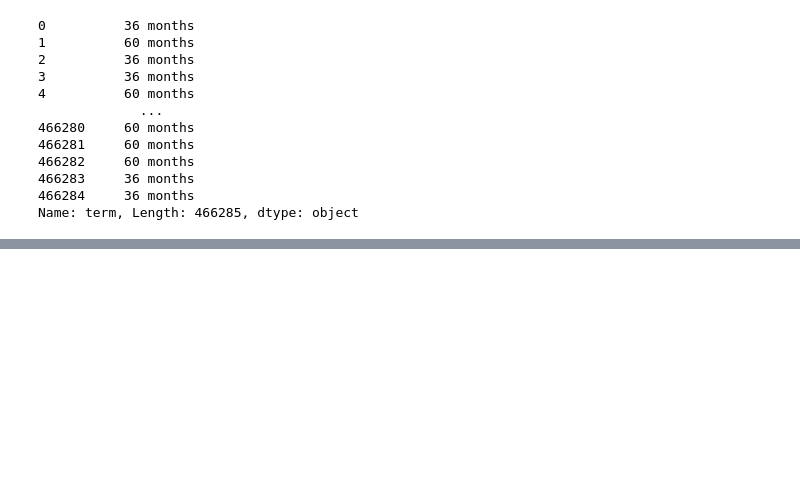
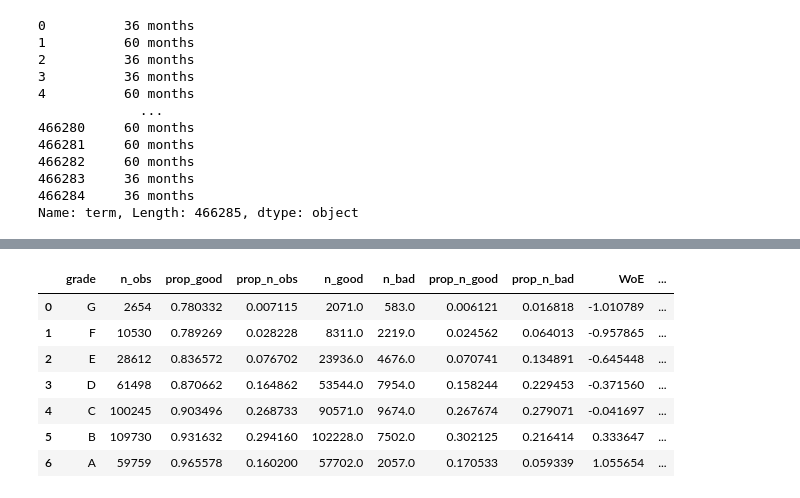
Before and after one commit to RETCx/Credit-Risk-Modeling, a Jupyter notebook: Credit Risk Modeling.ipynb, the cells around one changed output, grey strips where cells are left out. Saved outputs shown, nothing was run; the diff lists cells and outputs as text; code cells hidden in the pictures; blank space fills up the shorter version.

```diff
--- a/Credit Risk Modeling.ipynb
+++ b/Credit Risk Modeling.ipynb
@@ -317,0 +724,4 @@ LCDataDictionary['LoanStatNew'].to_list()
+# %%
+df1['n_good'] = df1['prop_good']*df1['n_obs']
+df1['n_bad'] = (1-df1['prop_good']) * df1['n_obs']
+df1
@@ -317,0 +746,4 @@ LCDataDictionary['LoanStatNew'].to_list()
+# %%
+df1['prop_n_good'] = df1['n_good'] / df1['n_good'].sum()
+df1['prop_n_bad'] = df1['n_bad'] / df1['n_bad'].sum()
+df1
@@ -317,0 +827,4 @@ LCDataDictionary['LoanStatNew'].to_list()
+# %%
+df1['WoE'] = np.log(df1['prop_n_good']/df1['prop_n_bad'])
+df1 = df1.sort_values(by=['WoE']).reset_index(drop=True)
+df1
@@ -317,0 +850,3 @@ LCDataDictionary['LoanStatNew'].to_list()
+# %%
+df1['diff_prop_good'] = df1['prop_good'].diff().abs()
+df1['diff_WoE'] = df1['WoE'].diff().abs()
@@ -317,0 +894,13 @@ LCDataDictionary['LoanStatNew'].to_list()
+# %%
+df1['IV'] = (df1['prop_n_good'] - df1['prop_n_bad']) * df1['WoE']
+df1['IV'] = df1['IV'].sum()
+df1
+# %% [output]
+|  | grade | n_obs | prop_good | prop_n_obs | n_good | n_bad | prop_n_good | prop_n_bad | WoE | ... |
+| 0 | G | 2654 | 0.780332 | 0.007115 | 2071.0 | 583.0 | 0.006121 | 0.016818 | -1.010789 | ... |
+| 1 | F | 10530 | 0.789269 | 0.028228 | 8311.0 | 2219.0 | 0.024562 | 0.064013 | -0.957865 | ... |
+| 2 | E | 28612 | 0.836572 | 0.076702 | 23936.0 | 4676.0 | 0.070741 | 0.134891 | -0.645448 | ... |
+| 3 | D | 61498 | 0.870662 | 0.164862 | 53544.0 | 7954.0 | 0.158244 | 0.229453 | -0.371560 | ... |
+| 4 | C | 100245 | 0.903496 | 0.268733 | 90571.0 | 9674.0 | 0.267674 | 0.279071 | -0.041697 | ... |
+| 5 | B | 109730 | 0.931632 | 0.294160 | 102228.0 | 7502.0 | 0.302125 | 0.216414 | 0.333647 | ... |
+| 6 | A | 59759 | 0.965578 | 0.160200 | 57702.0 | 2057.0 | 0.170533 | 0.059339 | 1.055654 | ... |
```
Also changed, not shown: parts of 72 cells of this notebook, 1 other file.
